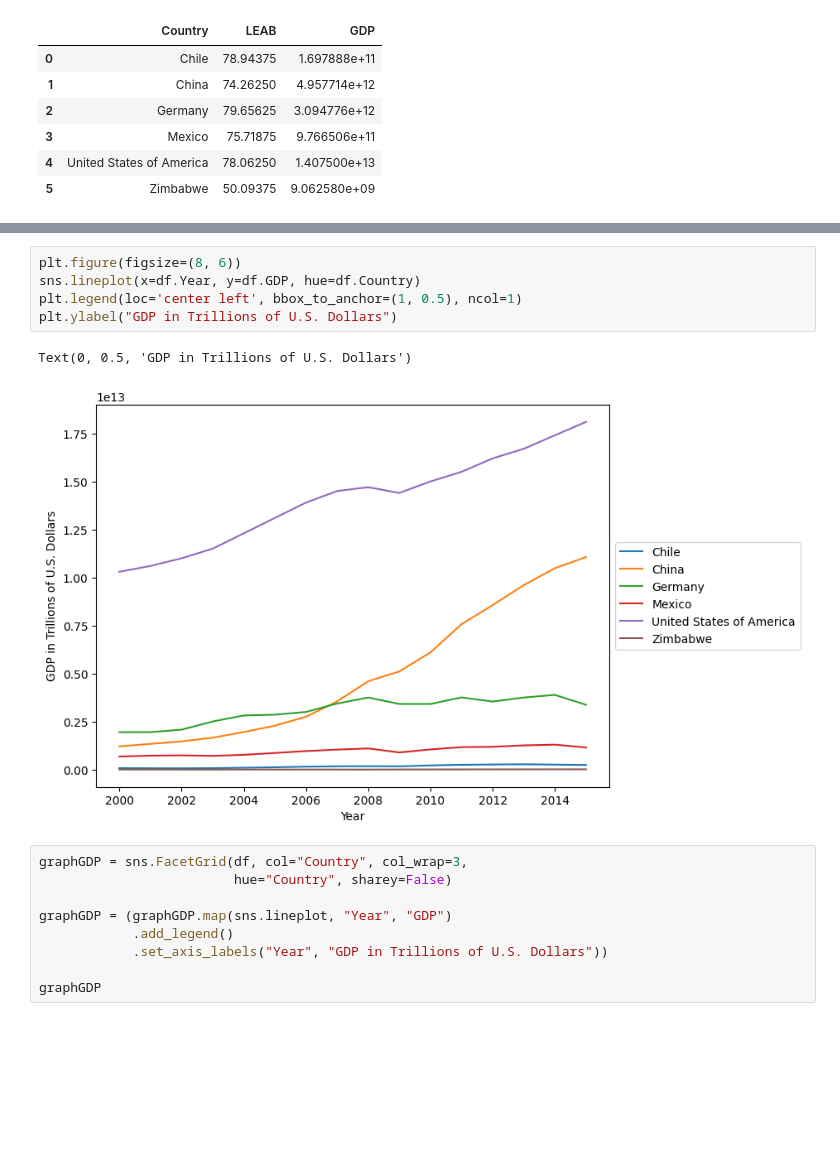
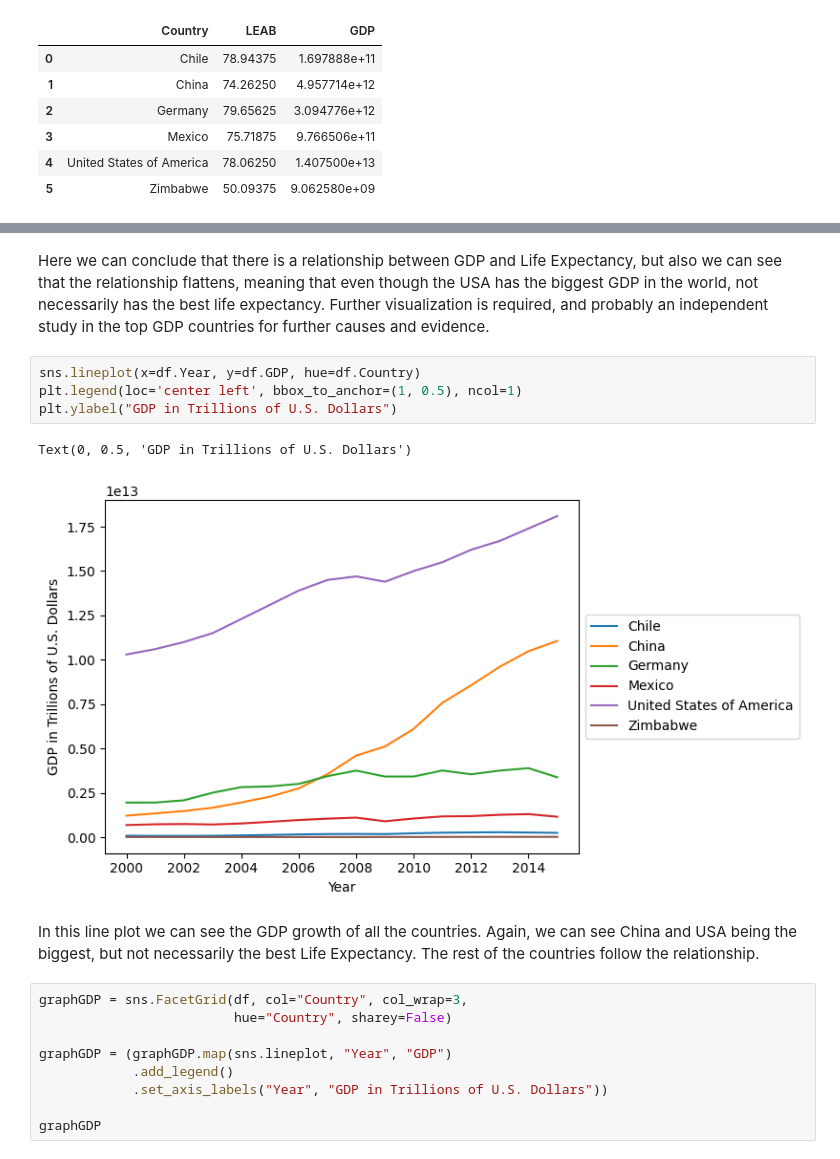
Before and after one commit to ricardovelero/Life-Expectancy-and-GDP-Starter, a Jupyter notebook: life_expectancy_gdp.ipynb, the cells around one changed output, grey strips where cells are left out. Cells and saved outputs as stored; diff of their text form; blank space fills up the shorter version.

```diff
--- a/life_expectancy_gdp.ipynb
+++ b/life_expectancy_gdp.ipynb
@@ -104,11 +112,14 @@ Text(0.5, 0, 'GDP in Trillions of U.S. Dollars')
+# %% [markdown]
+Here we can conclude that there is a relationship between GDP and Life Expectancy, but also we can see that the relationship flattens, meaning that even though the USA has the biggest GDP in the world, not necessarily has the best life expectancy. Further visualization is required, and probably an independent study in the top GDP countries for further causes and evidence.
 # %%
-plt.figure(figsize=(8, 6))
 sns.lineplot(x=df.Year, y=df.GDP, hue=df.Country)
 plt.legend(loc='center left', bbox_to_anchor=(1, 0.5), ncol=1)
 plt.ylabel("GDP in Trillions of U.S. Dollars")
 # %% [output]
 Text(0, 0.5, 'GDP in Trillions of U.S. Dollars')
-[figure, old version]
+[figure, new version]
+# %% [markdown]
+In this line plot we can see the GDP growth of all the countries. Again, we can see China and USA being the biggest, but not necessarily the best Life Expectancy. The rest of the countries follow the relationship.
 # %%
 graphGDP = sns.FacetGrid(df, col="Country", col_wrap=3,
                          hue="Country", sharey=False)
```
Also changed, not shown: parts of 10 cells of this notebook.
